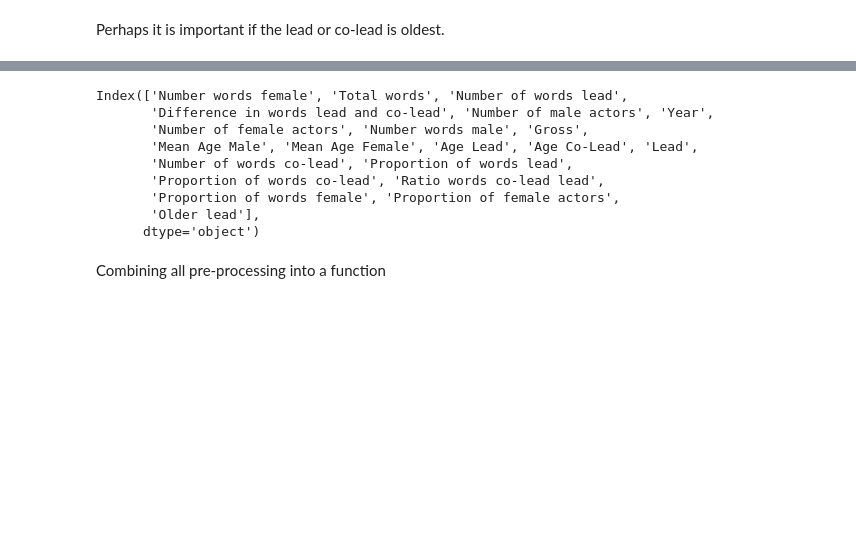
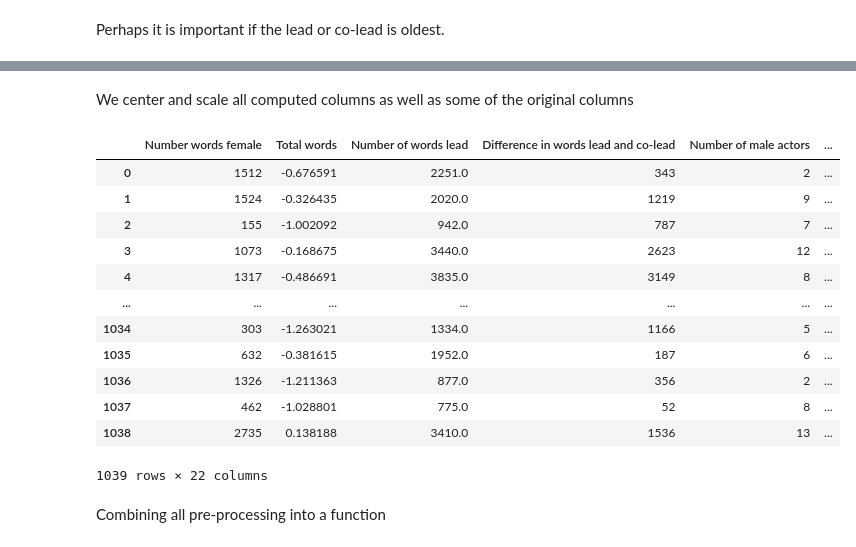
Before and after one commit to johannes-graner/statistical-machine-learning, a Jupyter notebook: project/LogReg.ipynb, the cells around one changed output, grey strips where cells are left out. Saved outputs shown, nothing was run; the diff lists cells and outputs as text; code cells hidden in the pictures; blank space fills up the shorter version.

Commit message:
scaled features

```diff
--- a/project/LogReg.ipynb
+++ b/project/LogReg.ipynb
@@ -52,0 +93,19 @@ data['Older lead'] = pd.get_dummies(data['Older lead'])
+# %% [markdown]
+We center and scale all computed columns as well as some of the original columns
+# %%
+cols_to_norm = [
+    'Total words',
+    'Year',
+    'Gross',
+    'Mean Age Male',
+    'Mean Age Female',
+    'Age Lead',
+    'Age Co-Lead',
+    'Number of actors',
+    'Proportion of words lead',
+    'Proportion of words co-lead',
+    'Ratio words co-lead lead',
+    'Proportion of words female',
+    'Proportion of female actors',
+    'Older lead'
+]
@@ -53,15 +115,19 @@ data['Older lead'] = pd.get_dummies(data['Older lead'])
 # %%
-data.columns
+data
 # %% [output]
+|  | Number words female | Total words | Number of words lead | Difference in words lead and co-lead | Number of male actors | ... |
+| 0 | 1512 | -0.676591 | 2251.0 | 343 | 2 | ... |
+| 1 | 1524 | -0.326435 | 2020.0 | 1219 | 9 | ... |
+| 2 | 155 | -1.002092 | 942.0 | 787 | 7 | ... |
+| 3 | 1073 | -0.168675 | 3440.0 | 2623 | 12 | ... |
+| 4 | 1317 | -0.486691 | 3835.0 | 3149 | 8 | ... |
+| ... | ... | ... | ... | ... | ... | ... |
+| 1034 | 303 | -1.263021 | 1334.0 | 1166 | 5 | ... |
+| 1035 | 632 | -0.381615 | 1952.0 | 187 | 6 | ... |
+| 1036 | 1326 | -1.211363 | 877.0 | 356 | 2 | ... |
+| 1037 | 462 | -1.028801 | 775.0 | 52 | 8 | ... |
+| 1038 | 2735 | 0.138188 | 3410.0 | 1536 | 13 | ... |
-Index(['Number words female', 'Total words', 'Number of words lead',
-       'Difference in words lead and co-lead', 'Number of male actors', 'Year',
-       'Number of female actors', 'Number words male', 'Gross',
-       'Mean Age Male', 'Mean Age Female', 'Age Lead', 'Age Co-Lead', 'Lead',
-       'Number of words co-lead', 'Proportion of words lead',
-       'Proportion of words co-lead', 'Ratio words co-lead lead',
-       'Proportion of words female', 'Proportion of female actors',
-       'Older lead'],
-      dtype='object')
+1039 rows × 22 columns
 # %% [markdown]
 Combining all pre-processing into a function
 # %%
```
Also changed, not shown: parts of 26 cells of this notebook, 1 other file.
